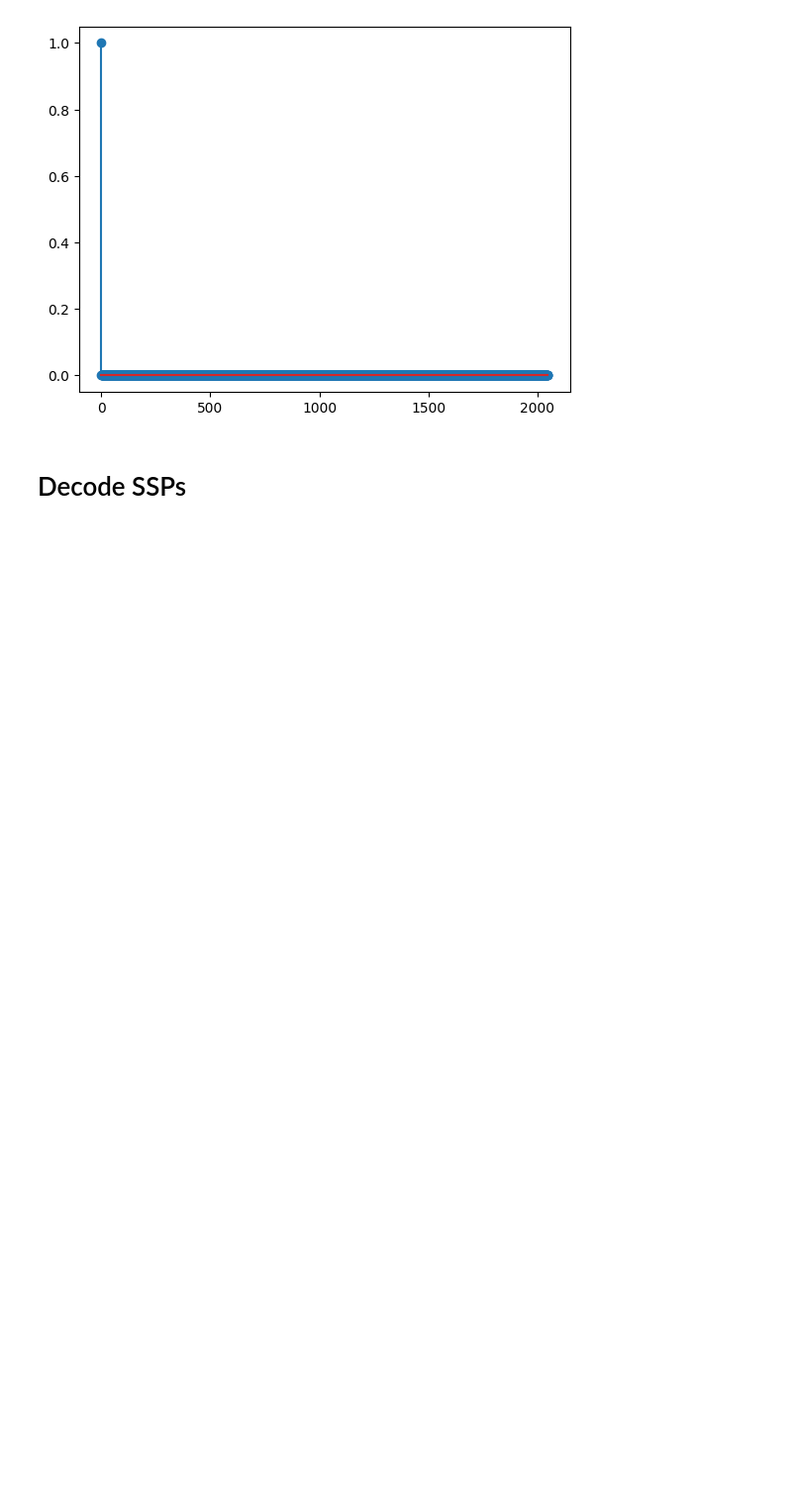
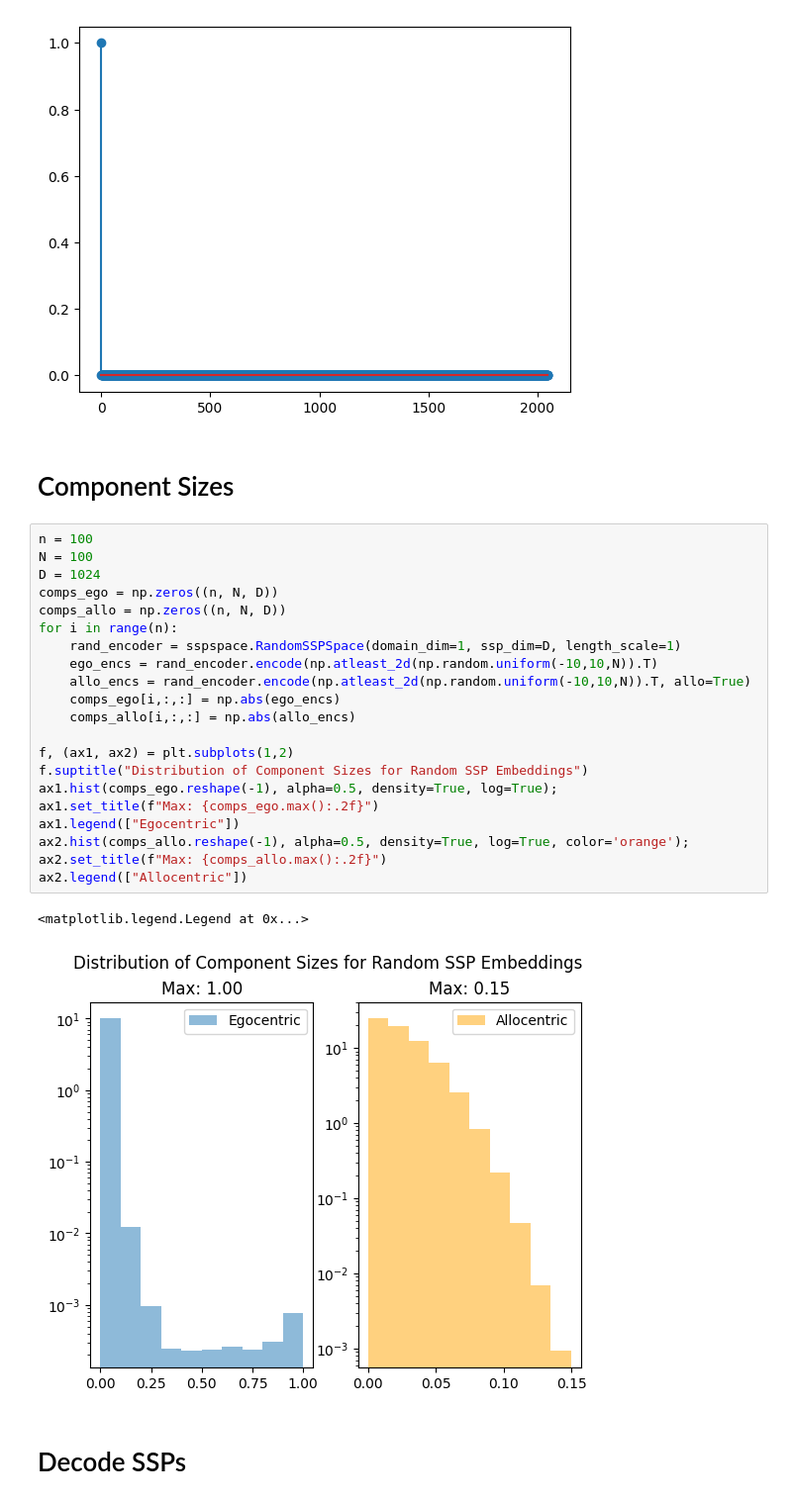
Before and after one commit to jkbchouinard/sspspace, a Jupyter notebook: notebooks/SSP Space Demo.ipynb, the cells around one changed output. Shown at 99% size. Drawn from its saved outputs; the diff is of its cells as text; blank space fills up the shorter version.

Commit message:
Examination of component sizes for ego vs. allo representations (benefit of biasing)

```diff
--- a/notebooks/SSP Space Demo.ipynb
+++ b/notebooks/SSP Space Demo.ipynb
@@ -310,6 +246,32 @@ plt.stem(np.arange(bound_vec.shape[1]), bound_vec.T)
 # %% [output]
 <StemContainer object of 3 artists>
 [figure]
+# %% [markdown]
+# Component Sizes
+# %%
+n = 100
+N = 100
+D = 1024
+comps_ego = np.zeros((n, N, D))
+comps_allo = np.zeros((n, N, D))
+for i in range(n):
+    rand_encoder = sspspace.RandomSSPSpace(domain_dim=1, ssp_dim=D, length_scale=1)
+    ego_encs = rand_encoder.encode(np.atleast_2d(np.random.uniform(-10,10,N)).T)
+    allo_encs = rand_encoder.encode(np.atleast_2d(np.random.uniform(-10,10,N)).T, allo=True)
+    comps_ego[i,:,:] = np.abs(ego_encs)
+    comps_allo[i,:,:] = np.abs(allo_encs)
+
+f, (ax1, ax2) = plt.subplots(1,2)
+f.suptitle("Distribution of Component Sizes for Random SSP Embeddings")
+ax1.hist(comps_ego.reshape(-1), alpha=0.5, density=True, log=True);
+ax1.set_title(f"Max: {comps_ego.max():.2f}")
+ax1.legend(["Egocentric"])
+ax2.hist(comps_allo.reshape(-1), alpha=0.5, density=True, log=True, color='orange');
+ax2.set_title(f"Max: {comps_allo.max():.2f}")
+ax2.legend(["Allocentric"])
+# %% [output]
+<matplotlib.legend.Legend at 0x...>
+[figure, added]
 # %% [markdown]
 # Decode SSPs
 # %%
```
Also changed, not shown: parts of 6 cells of this notebook.
